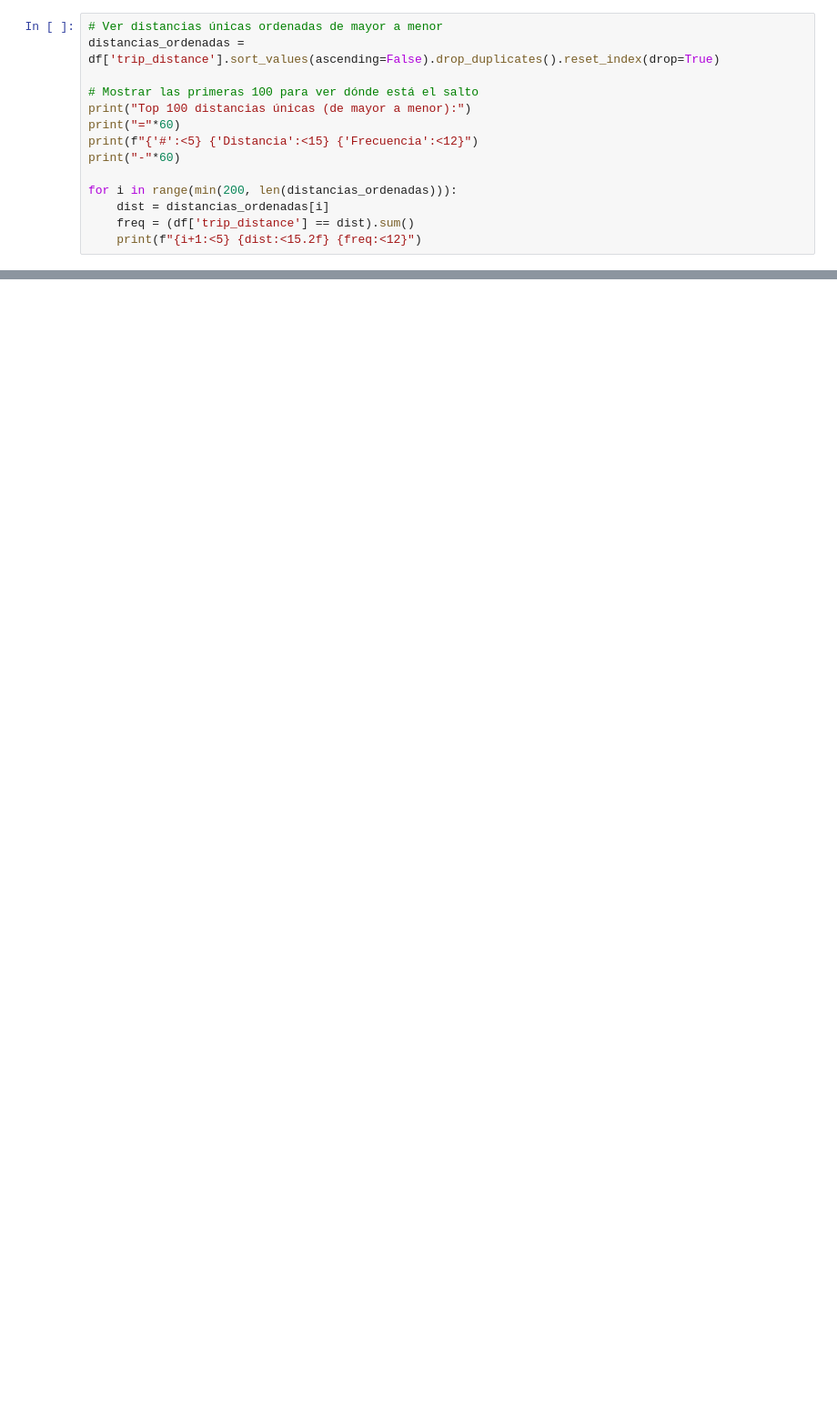
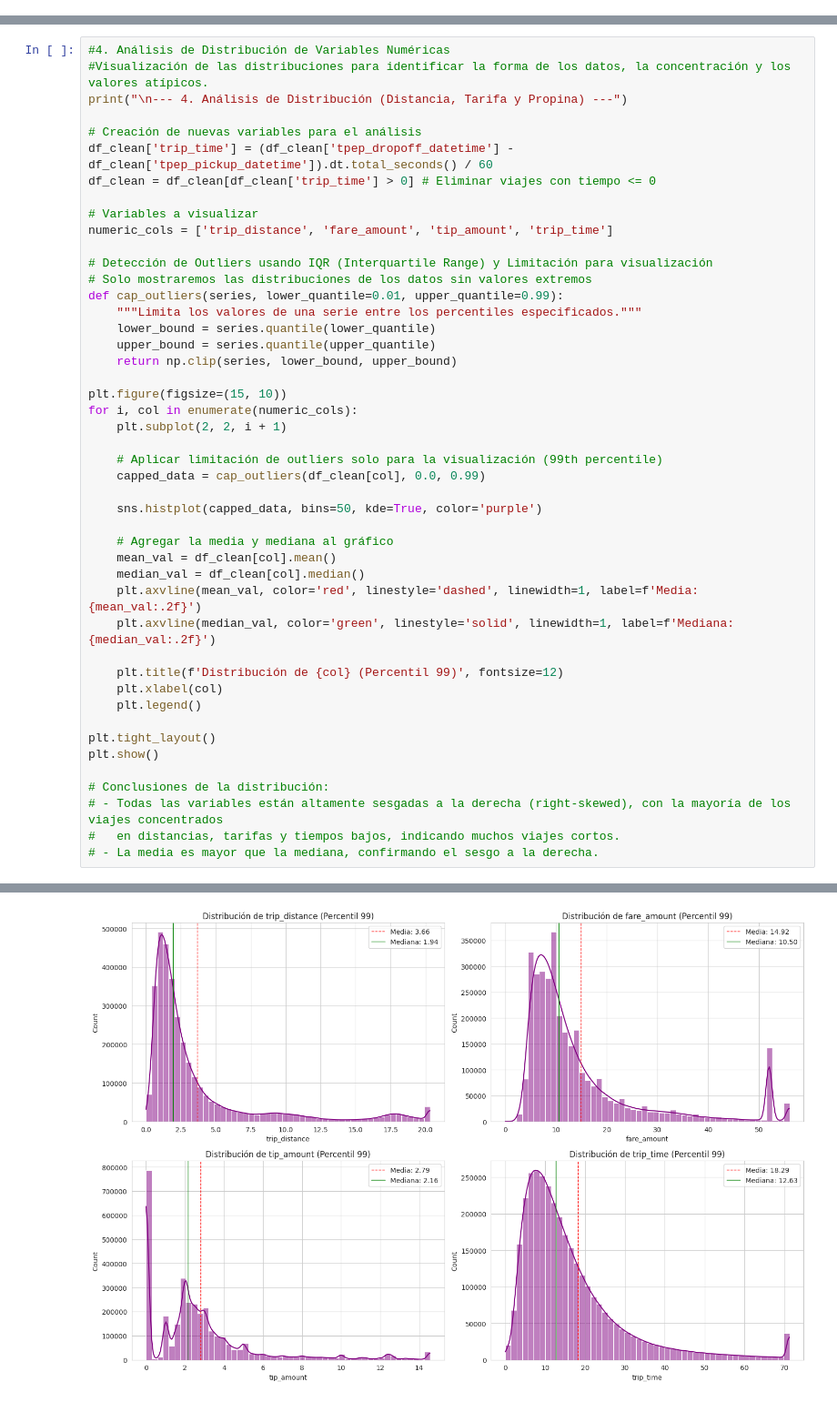
Before and after one commit to RicardoFW11/nyc_taxi_project, a Jupyter notebook: notebooks/01_eda.ipynb, the cells around one changed output, grey strips where cells are left out. Shown: that part at 91% size. Cells and saved outputs as stored; diff of their text form; blank space fills up the shorter version.

```diff
--- a/notebooks/01_eda.ipynb
+++ b/notebooks/01_eda.ipynb
@@ -924,14 +0,0 @@ df.info(show_counts=True)
-# %%
-# Ver distancias únicas ordenadas de mayor a menor
-distancias_ordenadas = df['trip_distance'].sort_values(ascending=False).drop_duplicates().reset_index(drop=True)
-
-# Mostrar las primeras 100 para ver dónde está el salto
-print("Top 100 distancias únicas (de mayor a menor):")
-print("="*60)
-print(f"{'#':<5} {'Distancia':<15} {'Frecuencia':<12}")
-print("-"*60)
-
-for i in range(min(200, len(distancias_ordenadas))):
-    dist = distancias_ordenadas[i]
-    freq = (df['trip_distance'] == dist).sum()
-    print(f"{i+1:<5} {dist:<15.2f} {freq:<12}")
@@ -941,0 +180,47 @@ Ahora procederemos a estudiar los outliers de las columnas trip_distance, fare_a
+# %%
+#4. Análisis de Distribución de Variables Numéricas
+#Visualización de las distribuciones para identificar la forma de los datos, la concentración y los valores atípicos.
+print("\n--- 4. Análisis de Distribución (Distancia, Tarifa y Propina) ---")
+
+# Creación de nuevas variables para el análisis
+df_clean['trip_time'] = (df_clean['tpep_dropoff_datetime'] - df_clean['tpep_pickup_datetime']).dt.total_seconds() / 60
+df_clean = df_clean[df_clean['trip_time'] > 0] # Eliminar viajes con tiempo <= 0
+
+# Variables a visualizar
+numeric_cols = ['trip_distance', 'fare_amount', 'tip_amount', 'trip_time']
+
+# Detección de Outliers usando IQR (Interquartile Range) y Limitación para visualización
+# Solo mostraremos las distribuciones de los datos sin valores extremos
+def cap_outliers(series, lower_quantile=0.01, upper_quantile=0.99):
+    """Limita los valores de una serie entre los percentiles especificados."""
+    lower_bound = series.quantile(lower_quantile)
+    upper_bound = series.quantile(upper_quantile)
+    return np.clip(series, lower_bound, upper_bound)
+
+plt.figure(figsize=(15, 10))
+for i, col in enumerate(numeric_cols):
+    plt.subplot(2, 2, i + 1)
+
+    # Aplicar limitación de outliers solo para la visualización (99th percentile)
+    capped_data = cap_outliers(df_clean[col], 0.0, 0.99)
+
+    sns.histplot(capped_data, bins=50, kde=True, color='purple')
+
+    # Agregar la media y mediana al gráfico
+    mean_val = df_clean[col].mean()
+    median_val = df_clean[col].median()
+    plt.axvline(mean_val, color='red', linestyle='dashed', linewidth=1, label=f'Media: {mean_val:.2f}')
+    plt.axvline(median_val, color='green', linestyle='solid', linewidth=1, label=f'Mediana: {median_val:.2f}')
+
+    plt.title(f'Distribución de {col} (Percentil 99)', fontsize=12)
+    plt.xlabel(col)
+    plt.legend()
+
+plt.tight_layout()
+plt.show()
+
+# Conclusiones de la distribución:
+# - Todas las variables están altamente sesgadas a la derecha (right-skewed), con la mayoría de los viajes concentrados
+#   en distancias, tarifas y tiempos bajos, indicando muchos viajes cortos.
+# - La media es mayor que la mediana, confirmando el sesgo a la derecha.
+# %% [output]
@@ -941,0 +228 @@ Ahora procederemos a estudiar los outliers de las columnas trip_distance, fare_a
+[figure, added]
```
Also changed, not shown: parts of 90 cells of this notebook.
